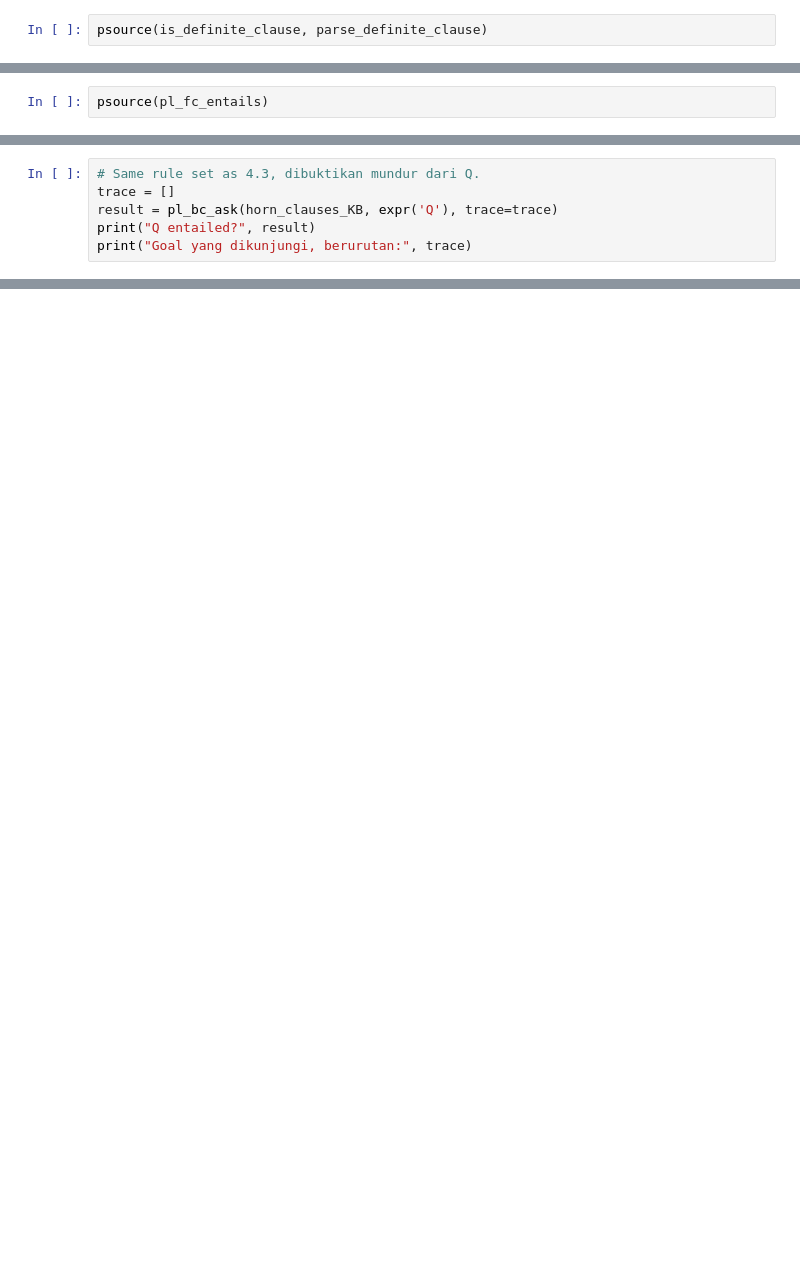
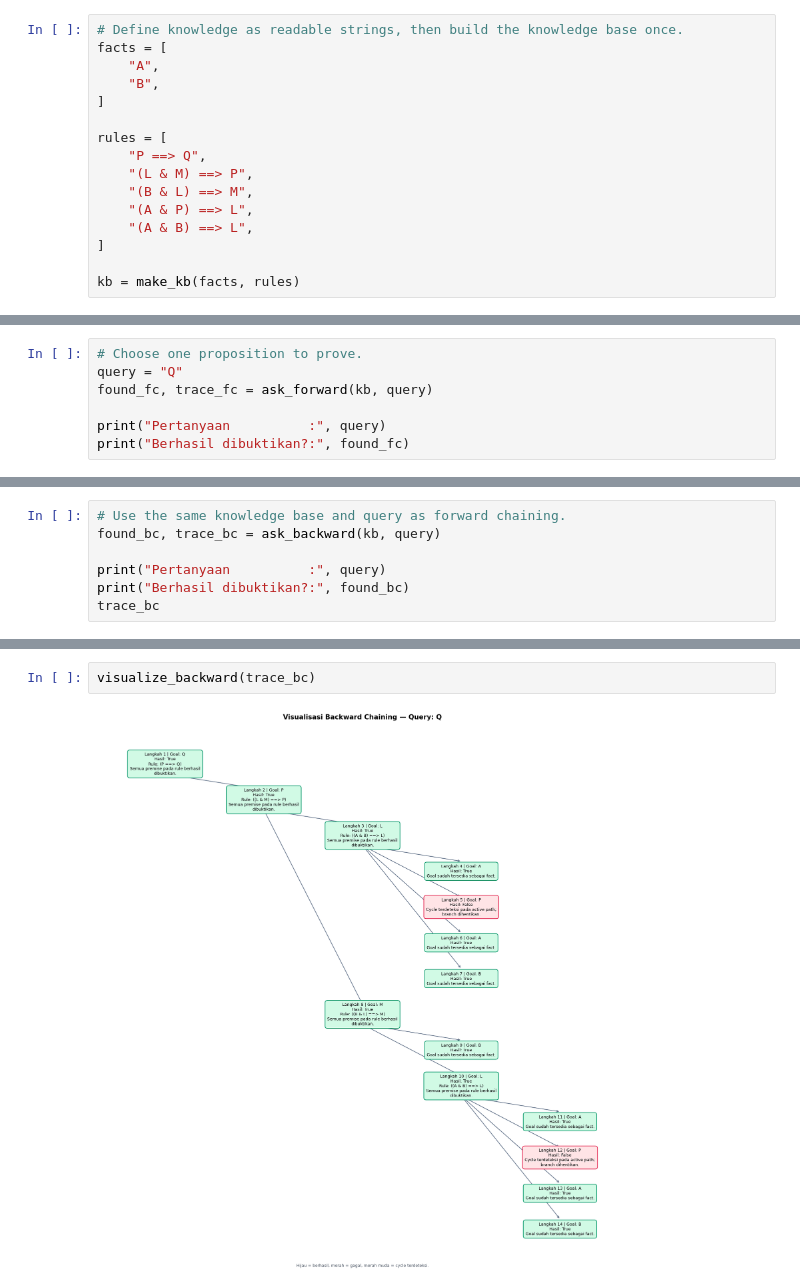
Before and after one commit to catherineapriliaharlina/Praktikum-KK, a Jupyter notebook: logics/04 - Forward & Backward Chaining.ipynb, the cells around one changed output, grey strips where cells are left out. Cells and saved outputs as stored; diff of their text form; blank space fills up the shorter version.

Commit message:
Improve forward and backward chaining notebook

```diff
--- a/logics/04 - Forward & Backward Chaining.ipynb
+++ b/logics/04 - Forward & Backward Chaining.ipynb
@@ -208,2 +670,16 @@ konklusi.
 # %%
-psource(is_definite_clause, parse_definite_clause)
+# Define knowledge as readable strings, then build the knowledge base once.
+facts = [
+    "A",
+    "B",
+]
+
+rules = [
+    "P ==> Q",
+    "(L & M) ==> P",
+    "(B & L) ==> M",
+    "(A & P) ==> L",
+    "(A & B) ==> L",
+]
+
+kb = make_kb(facts, rules)
@@ -262,3 +808,8 @@ untuk membuktikan `Q`.
 # %%
-psource(pl_fc_entails)
+# Choose one proposition to prove.
+query = "Q"
+found_fc, trace_fc = ask_forward(kb, query)
+
+print("Pertanyaan          :", query)
+print("Berhasil dibuktikan?:", found_fc)
 # %% [output]
@@ -391,7 +946,8 @@ def pl_bc_ask(kb, goal, visited=None, trace=None):
 # %%
-# Same rule set as 4.3, dibuktikan mundur dari Q.
-trace = []
-result = pl_bc_ask(horn_clauses_KB, expr('Q'), trace=trace)
-print("Q entailed?", result)
-print("Goal yang dikunjungi, berurutan:", trace)
+# Use the same knowledge base and query as forward chaining.
+found_bc, trace_bc = ask_backward(kb, query)
+
+print("Pertanyaan          :", query)
+print("Berhasil dibuktikan?:", found_bc)
+trace_bc
 # %% [output]
@@ -400 +984,5 @@ Goal yang dikunjungi, berurutan: ['Q', 'P', 'L', 'A', 'P', 'A', 'B', 'M', 'B', '
+# %%
+visualize_backward(trace_bc)
+# %% [output]
+[figure, added]
 # %%
```
Also changed, not shown: parts of 33 cells of this notebook.
